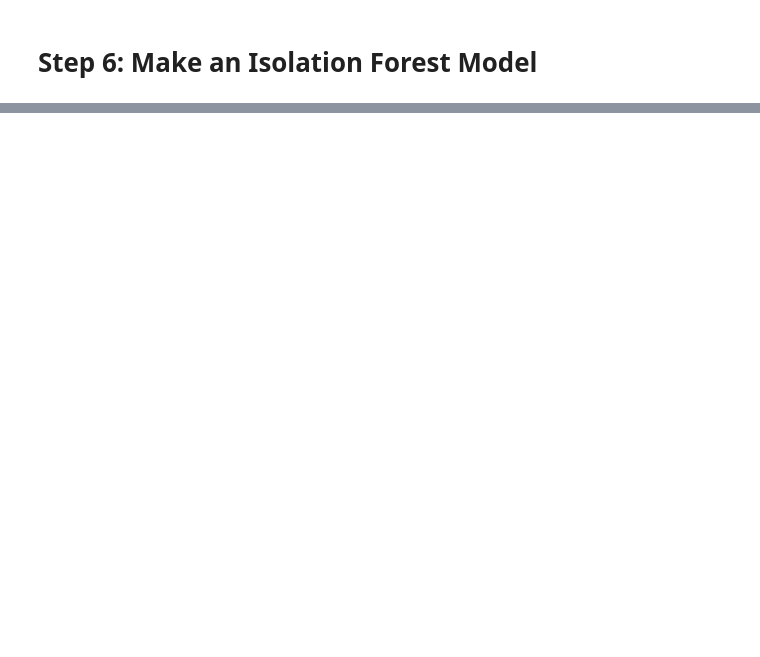
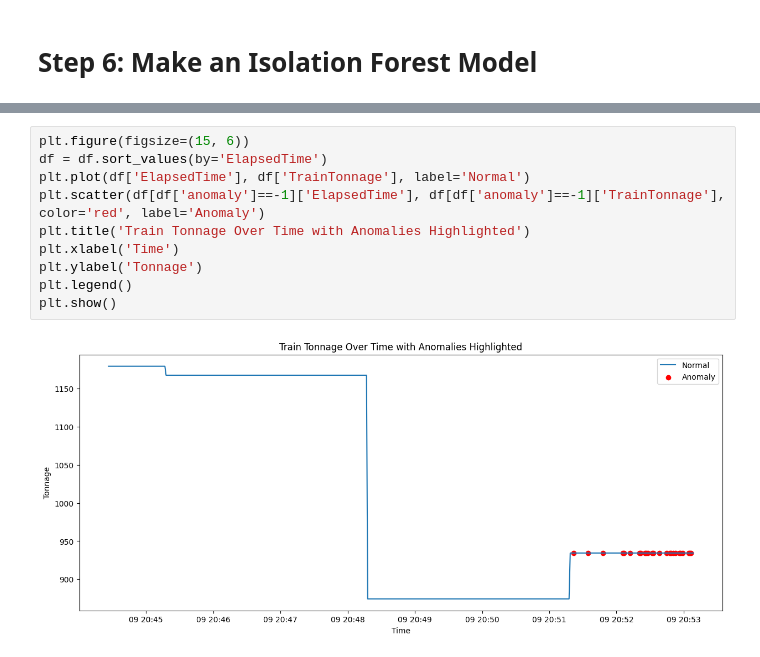
Before and after one commit to tosin2013/edge-anomaly-detection-notebooks, a Jupyter notebook: TrainTonnage_ISOLATION_FOREST.ipynb, the cells around one changed output, grey strips where cells are left out. Saved outputs shown, nothing was run; the diff lists cells and outputs as text; blank space fills up the shorter version.

```diff
--- a/TrainTonnage_ISOLATION_FOREST.ipynb
+++ b/TrainTonnage_ISOLATION_FOREST.ipynb
@@ -159,0 +236,12 @@ anomaly                           0.078170  1.000000
+# %%
+plt.figure(figsize=(15, 6))
+df = df.sort_values(by='ElapsedTime')
+plt.plot(df['ElapsedTime'], df['TrainTonnage'], label='Normal')
+plt.scatter(df[df['anomaly']==-1]['ElapsedTime'], df[df['anomaly']==-1]['TrainTonnage'], color='red', label='Anomaly')
+plt.title('Train Tonnage Over Time with Anomalies Highlighted')
+plt.xlabel('Time')
+plt.ylabel('Tonnage')
+plt.legend()
+plt.show()
+# %% [output]
+[figure, added]
```
Also changed, not shown: parts of 91 cells of this notebook.
